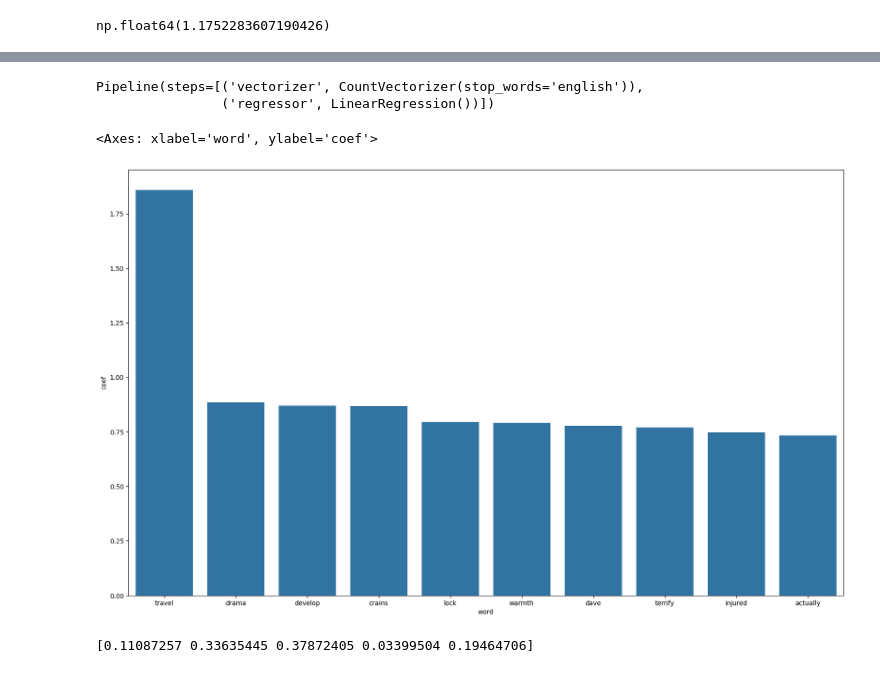
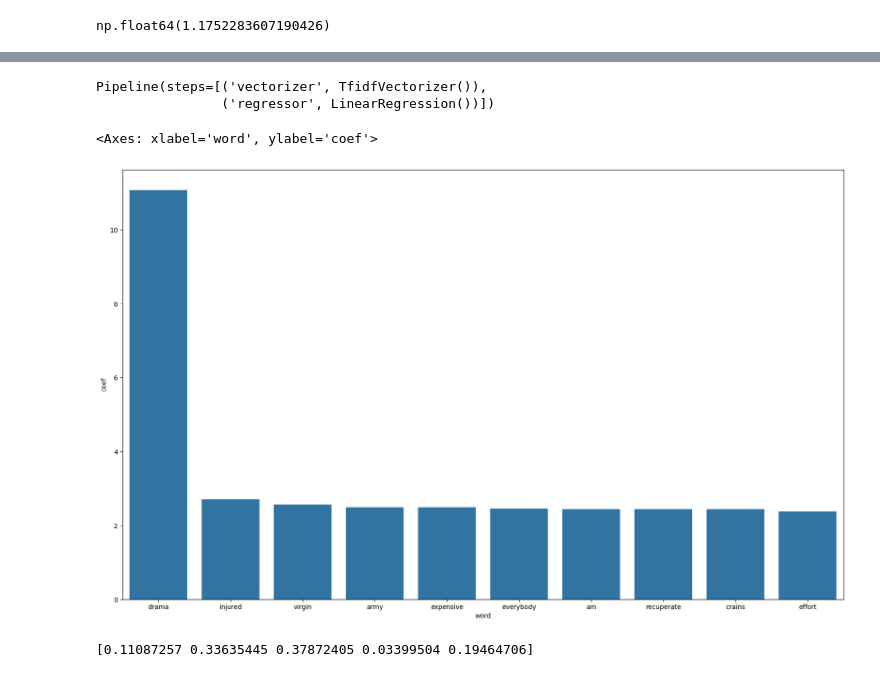
Before and after one commit to anthonybrown0528/csc-442-course-project, a Jupyter notebook: notebook/hw7/model_comparison_description_score_prediction.ipynb, the cells around one changed output, grey strips where cells are left out. Drawn from its saved outputs; the diff is of its cells as text; code cells hidden in the pictures.

```diff
--- a/notebook/hw7/model_comparison_description_score_prediction.ipynb
+++ b/notebook/hw7/model_comparison_description_score_prediction.ipynb
@@ -245,13 +259,14 @@ cv = KFold(n_splits=n_splits)
 cv_scores = np.zeros(n_splits)
 
 genre_weights_score_pipeline = Pipeline([
-    ('vectorizer', CountVectorizer()),
+    ('vectorizer', TfidfVectorizer()),
     ('regressor', LinearRegression())]
 )
 
 grid_search = GridSearchCV(genre_weights_score_pipeline, param_grid={
-    'vectorizer__stop_words': ['english'],
+    'vectorizer__stop_words': ['english', None],
     'vectorizer__max_features': [None, 100, 1000],
+    'vectorizer__min_df': [1, 0.1, 0.01, 0.001]
 })
 
 grid_search = grid_search.fit(X=X_train['description'], y=y_train)
@@ -266,27 +294,27 @@ pd.DataFrame(grid_search.cv_results_)
 # %%
 genre_weights_score_pipeline
 # %% [output]
-Pipeline(steps=[('vectorizer', CountVectorizer(stop_words='english')),
+Pipeline(steps=[('vectorizer', TfidfVectorizer()),
                 ('regressor', LinearRegression())])
 # %%
 import seaborn as sns
 import matplotlib.pyplot as plt
 
 coefficients = genre_weights_score_pipeline['regressor'].coef_
 words = genre_weights_score_pipeline['vectorizer'].get_feature_names_out()
 
 results_df = {
     'coef': coefficients,
-    'word': words
+    'word': words,
 }
 results_df = pd.DataFrame(results_df)
 significant_words = results_df.sort_values(by='coef', ascending=False).iloc[:10]
 
 plt.figure(figsize=(20,12))  # set plot size (denoted in inches) Source: https://stackoverflow.com/questions/59447378/sklearn-plot-tree-plot-is-too-small
 sns.barplot(significant_words, x='word', y='coef')
 # %% [output]
 <Axes: xlabel='word', ylabel='coef'>
-[figure, old version]
+[figure, new version]
 # %%
 n_splits = 5
 
```
Also changed, not shown: parts of 3 cells of this notebook.
